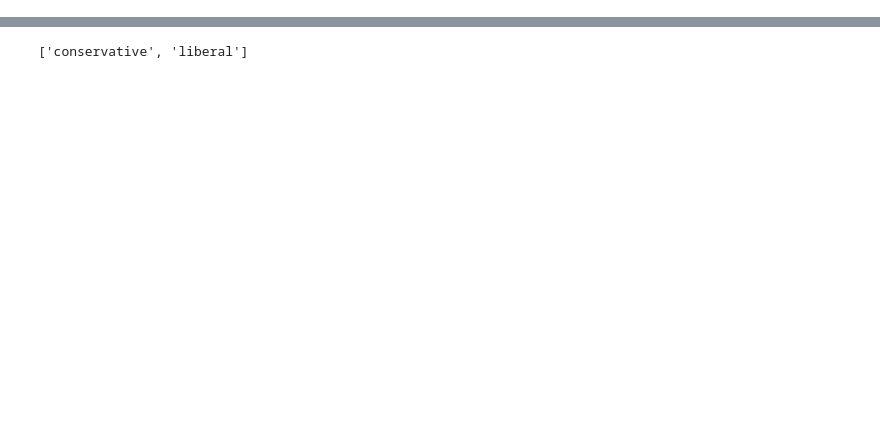
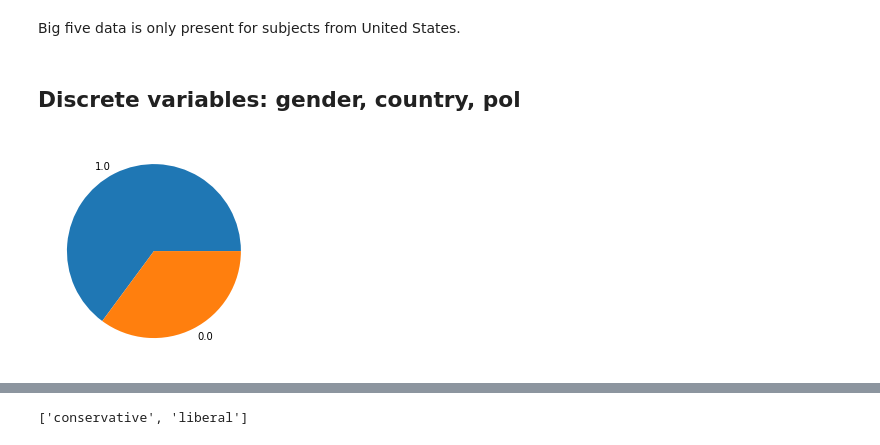
Before and after one commit to tolgarecep/big5, a Jupyter notebook: pol.ipynb, the cells around one changed output, grey strips where cells are left out. Drawn from its saved outputs; the diff is of its cells as text; code cells hidden in the pictures; blank space fills up the shorter version.

```diff
--- a/pol.ipynb
+++ b/pol.ipynb
@@ -15,0 +62,11 @@ data = data_na.dropna()
+# %% [markdown]
+Big five data is only present for subjects from United States.
+# %% [markdown]
+## Discrete variables: gender, country, pol
+# %%
+def show_class_distr(feature):
+    plt.pie(big5[feature].value_counts(), labels=big5[feature].value_counts().index)
+# %%
+show_class_distr('gender') # encoding: 1 for male, 0 for female
+# %% [output]
+[figure, added]
```
Also changed, not shown: parts of 83 cells of this notebook.
